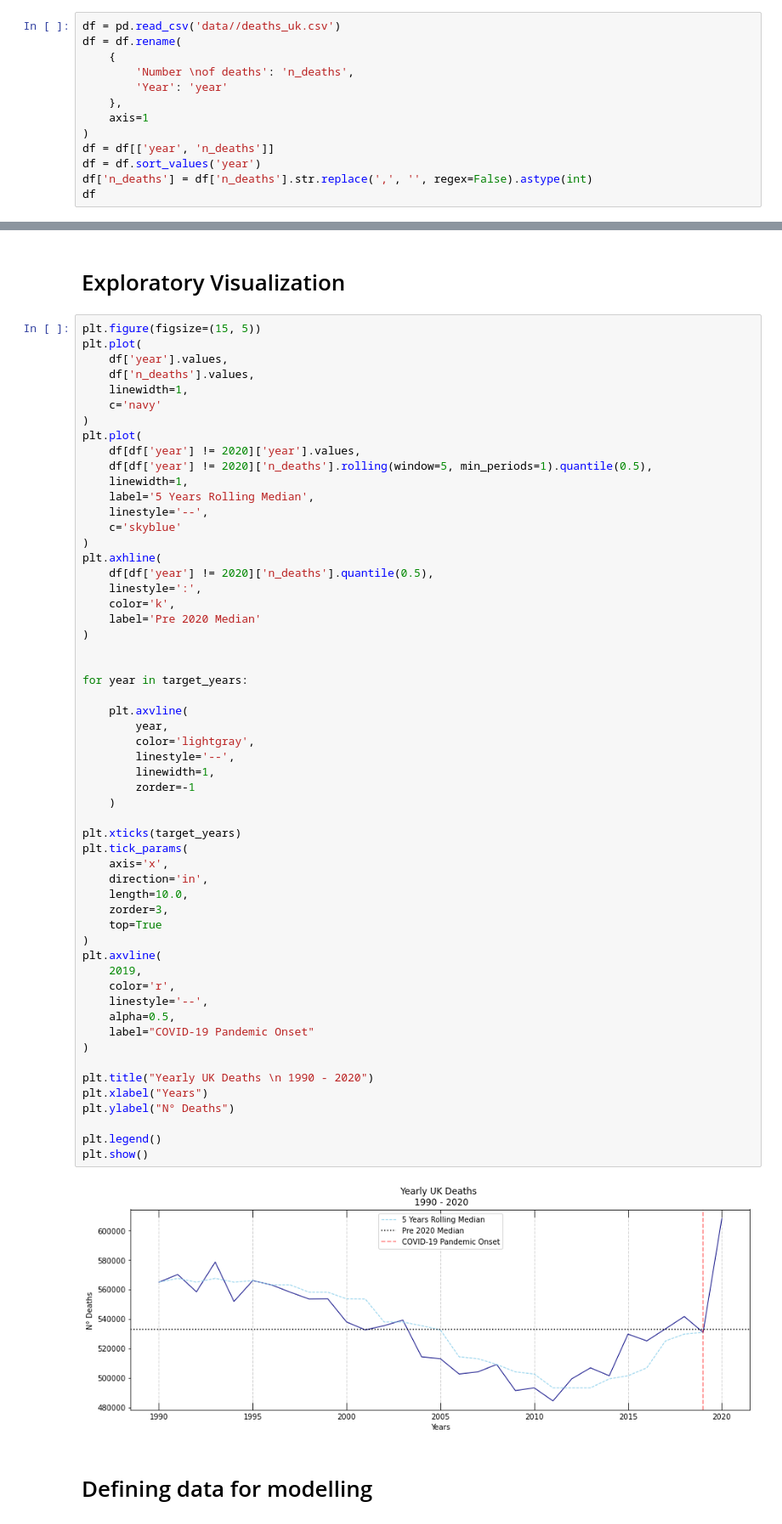
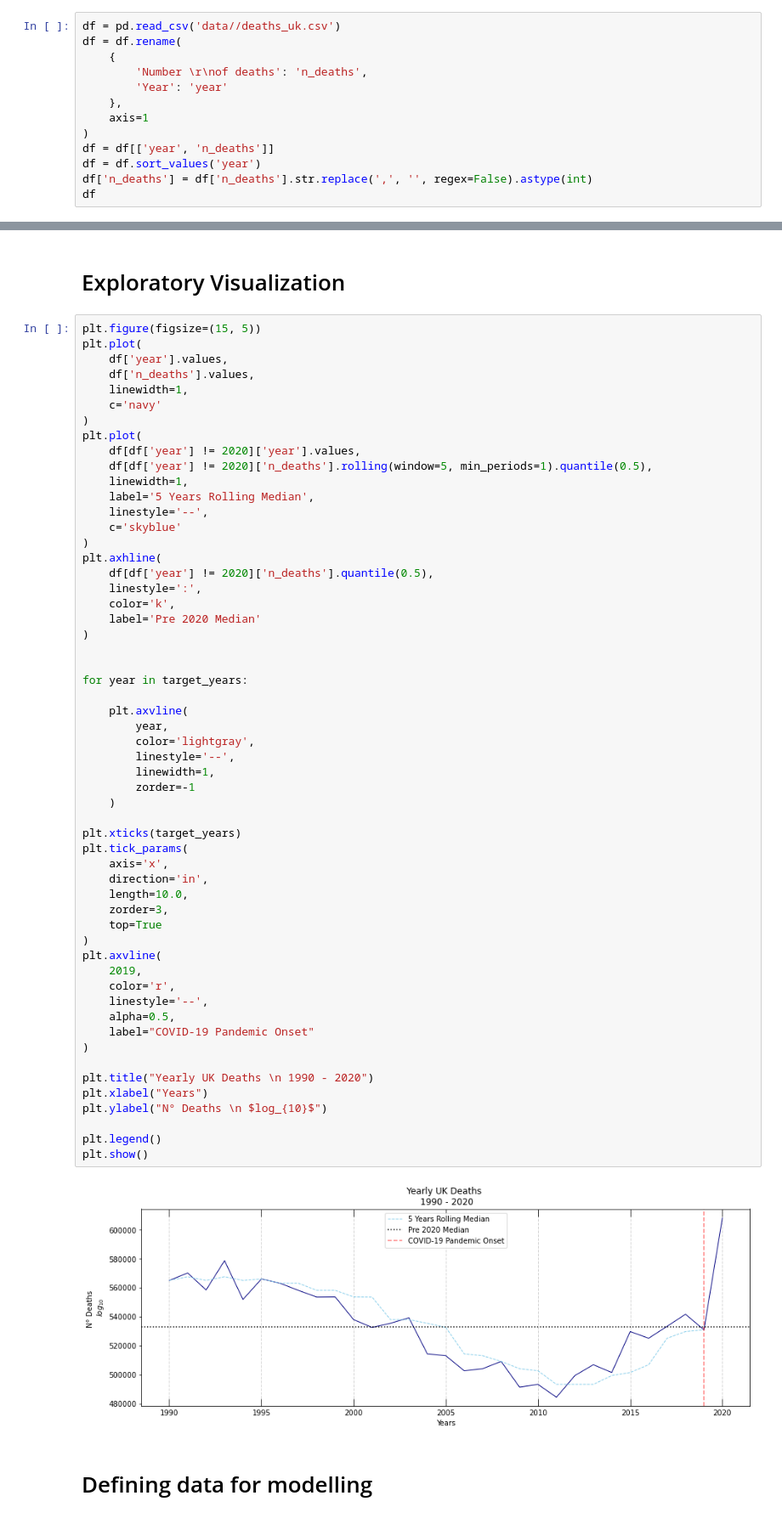
Before and after one commit to vb690/learning_bayes, a Jupyter notebook: examples/covid_exponential_smoothing/uk_excess_deaths_2020.ipynb, the cells around one changed output, grey strips where cells are left out. Shown: that part at 85% size. Cells and saved outputs as stored; diff of their text form.

```diff
--- a/examples/covid_exponential_smoothing/uk_excess_deaths_2020.ipynb
+++ b/examples/covid_exponential_smoothing/uk_excess_deaths_2020.ipynb
@@ -88,7 +87,7 @@ covid_deaths_2020 = 76453
 df = pd.read_csv('data//deaths_uk.csv')
 df = df.rename(
     {
-        'Number \nof deaths': 'n_deaths',
+        'Number \r\nof deaths': 'n_deaths',
         'Year': 'year'
     },
     axis=1
@@ -146,35 +145,35 @@ for year in target_years:
     plt.axvline(
         year,
         color='lightgray',
         linestyle='--',
         linewidth=1,
         zorder=-1
     )
 
 plt.xticks(target_years)
 plt.tick_params(
     axis='x',
     direction='in',
     length=10.0,
     zorder=3,
     top=True
 )
 plt.axvline(
     2019,
     color='r',
     linestyle='--',
     alpha=0.5,
     label="COVID-19 Pandemic Onset"
 )
 
 plt.title("Yearly UK Deaths \n 1990 - 2020")
 plt.xlabel("Years")
-plt.ylabel("N° Deaths")
+plt.ylabel("N° Deaths \n $log_{10}$")
 
 plt.legend()
 plt.show()
 # %% [output]
-[figure, old version]
+[figure, new version]
 # %% [markdown]
 # Defining data for modelling
 # %%
```
Also changed, not shown: parts of 5 cells of this notebook, 2 other files.
